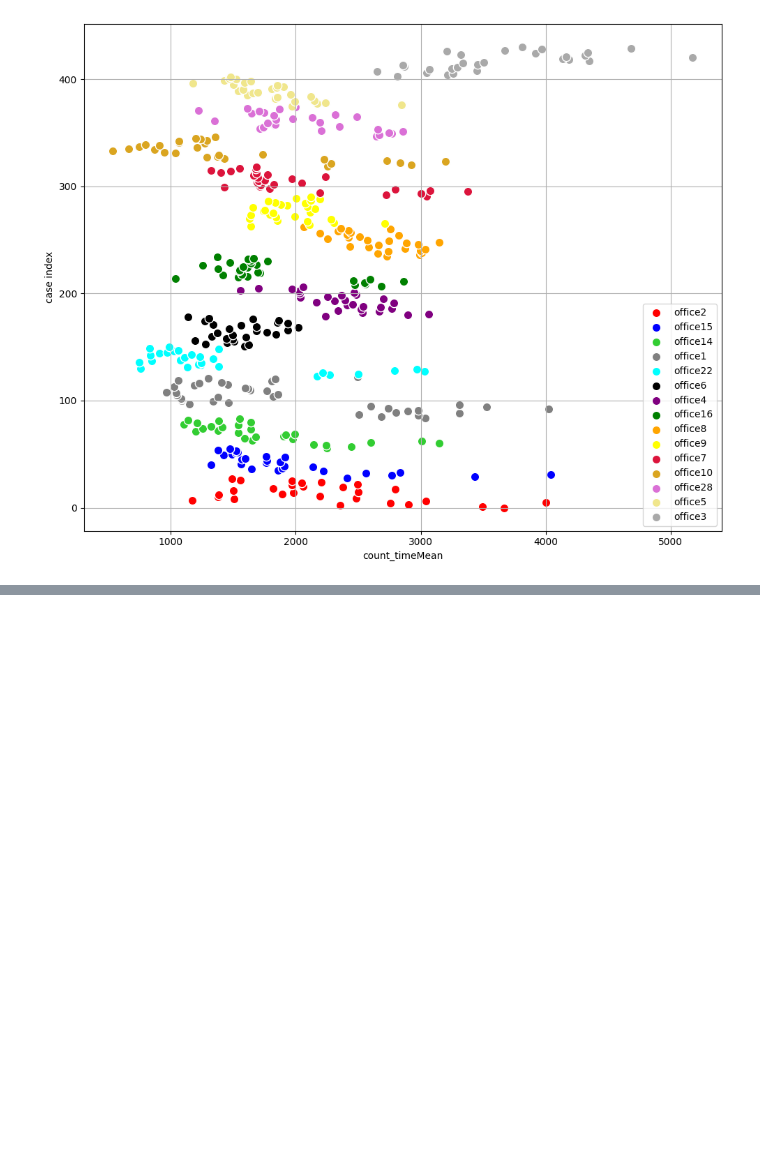
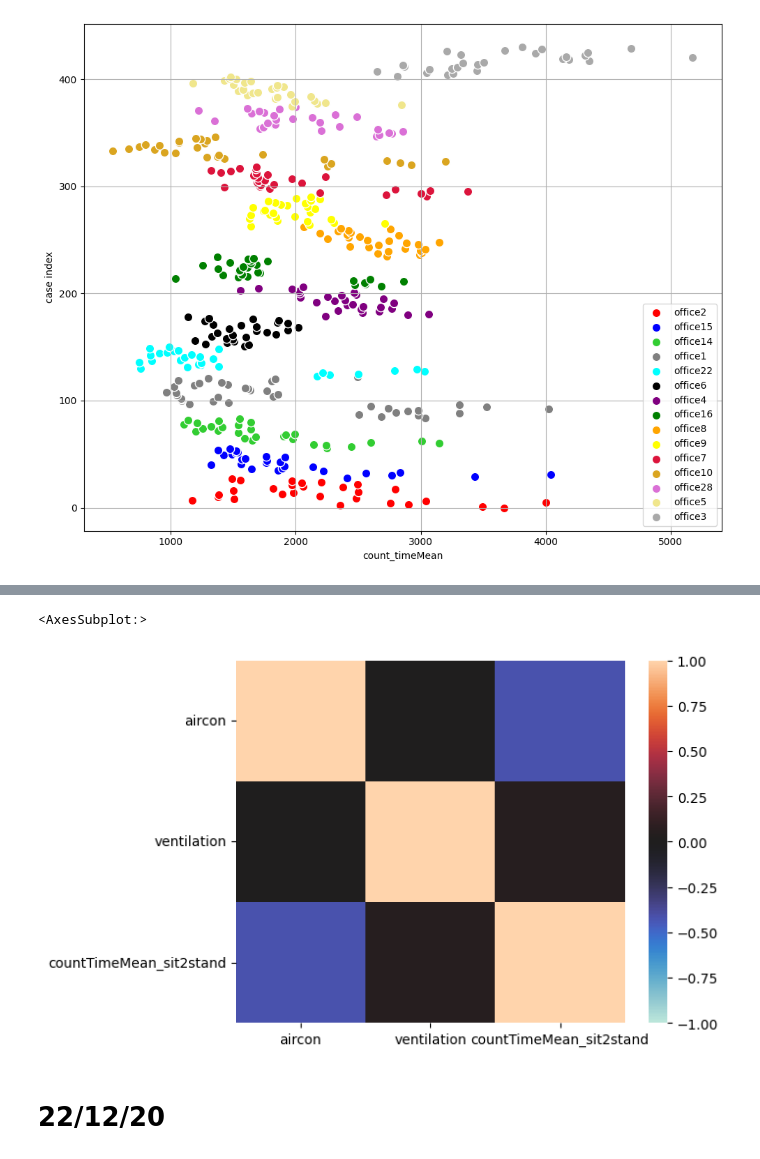
Before and after one commit to Enehentaro/MachineLearning, a Jupyter notebook: NoteBook/TrialAndError.ipynb, the cells around one changed output, grey strips where cells are left out. Drawn from its saved outputs; the diff is of its cells as text; code cells hidden in the pictures; blank space fills up the shorter version.

```diff
--- a/NoteBook/TrialAndError.ipynb
+++ b/NoteBook/TrialAndError.ipynb
@@ -583,0 +651,3 @@ plt.show()
+# %%
+df_core_corr = df_core.corr()
+df_core_corr
@@ -583,0 +663,7 @@ plt.show()
+# %%
+sns.heatmap(df_core_corr, vmax=1, vmin=-1, center=0)
+# %% [output]
+<AxesSubplot:>
+[figure, added]
+# %% [markdown]
+# 22/12/20
```
Also changed, not shown: parts of 30 cells of this notebook, 11 other files.
